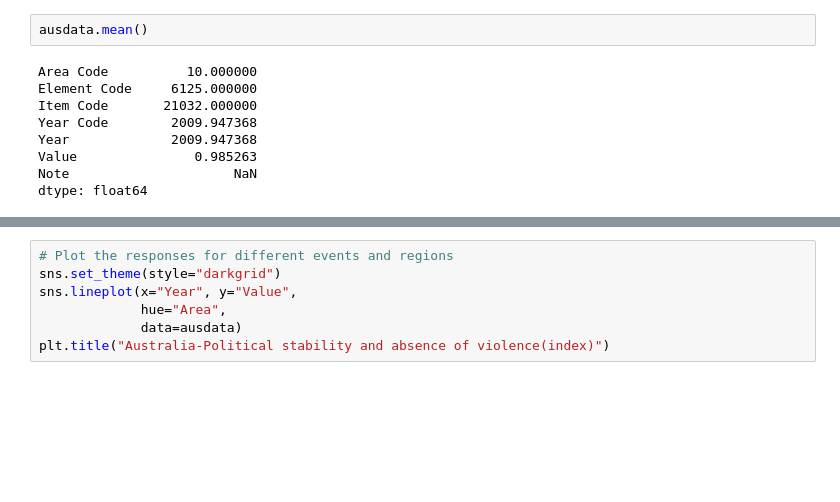
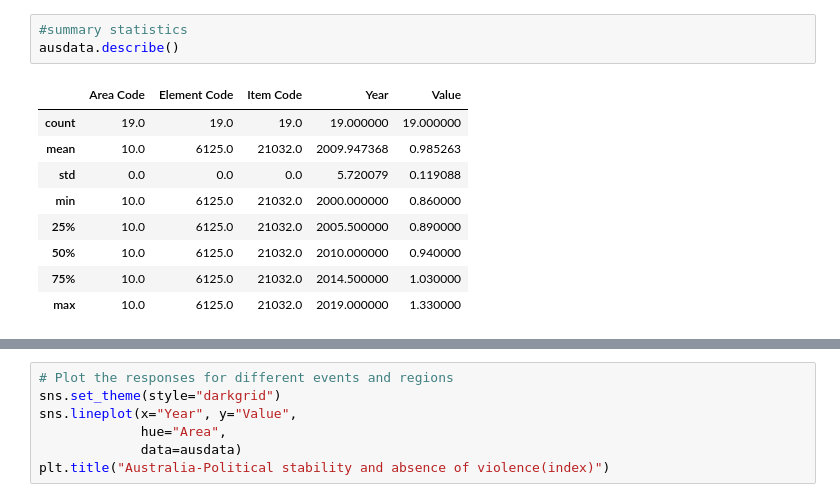
Before and after one commit to mohsin4480/Python_basic_functions, a Jupyter notebook: aus_data.ipynb, the cells around one changed output, grey strips where cells are left out. Drawn from its saved outputs; the diff is of its cells as text; blank space fills up the shorter version.

```diff
--- a/aus_data.ipynb
+++ b/aus_data.ipynb
@@ -64,12 +68,14 @@ ausdata.drop(["Note","Year Code"], axis=1)
-# %%
-ausdata.mean()
-# %% [output]
-Area Code          10.000000
-Element Code     6125.000000
-Item Code       21032.000000
-Year Code        2009.947368
-Year             2009.947368
-Value               0.985263
-Note                     NaN
-dtype: float64
+# %%
+#summary statistics
+ausdata.describe()
+# %% [output]
+|  | Area Code | Element Code | Item Code | Year | Value |
+| count | 19.0 | 19.0 | 19.0 | 19.000000 | 19.000000 |
+| mean | 10.0 | 6125.0 | 21032.0 | 2009.947368 | 0.985263 |
+| std | 0.0 | 0.0 | 0.0 | 5.720079 | 0.119088 |
+| min | 10.0 | 6125.0 | 21032.0 | 2000.000000 | 0.860000 |
+| 25% | 10.0 | 6125.0 | 21032.0 | 2005.500000 | 0.890000 |
+| 50% | 10.0 | 6125.0 | 21032.0 | 2010.000000 | 0.940000 |
+| 75% | 10.0 | 6125.0 | 21032.0 | 2014.500000 | 1.030000 |
+| max | 10.0 | 6125.0 | 21032.0 | 2019.000000 | 1.330000 |
 # %%
```
Also changed, not shown: parts of 15 cells of this notebook.
